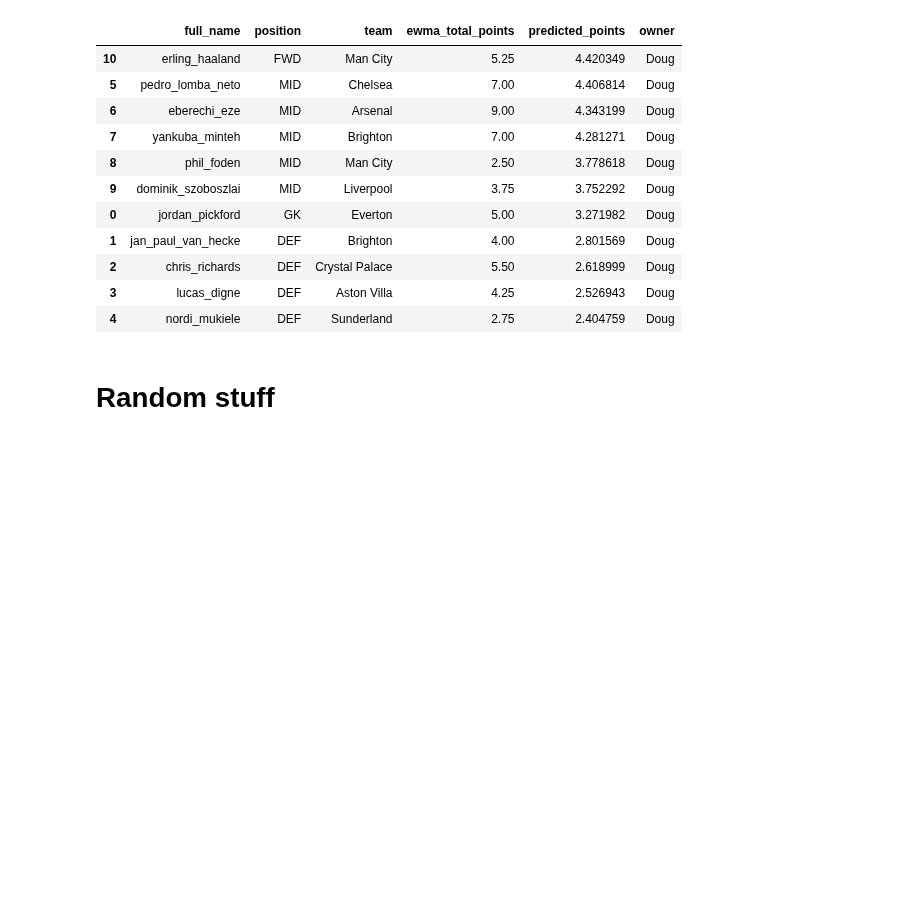
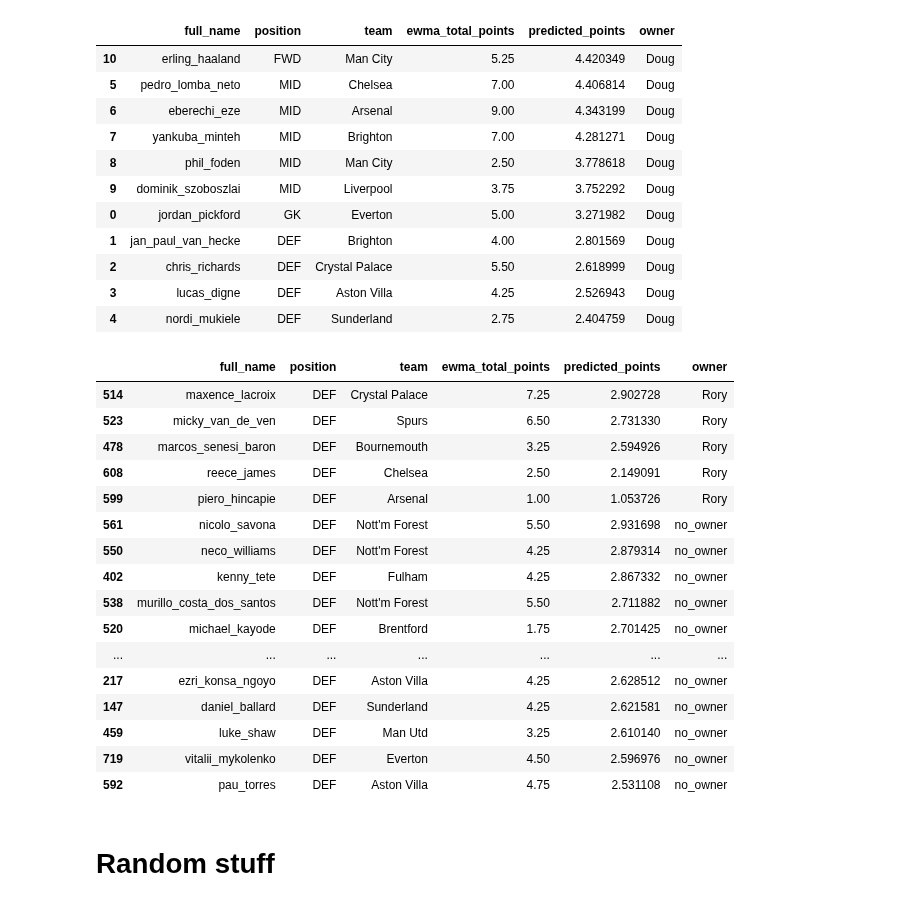
Before and after one commit to doug-ellis/draft_fpl_2526, a Jupyter notebook: transfer/outputs/looking_gw13.ipynb, the cells around one changed output. Saved outputs shown, nothing was run; the diff lists cells and outputs as text; code cells hidden in the pictures; blank space fills up the shorter version.

```diff
--- a/transfer/outputs/looking_gw13.ipynb
+++ b/transfer/outputs/looking_gw13.ipynb
@@ -147,6 +147,27 @@ b
 | 2 | chris_richards | DEF | Crystal Palace | 5.50 | 2.618999 | Doug |
 | 3 | lucas_digne | DEF | Aston Villa | 4.25 | 2.526943 | Doug |
 | 4 | nordi_mukiele | DEF | Sunderland | 2.75 | 2.404759 | Doug |
+# %%
+rory_df = df_sorted.query('owner in ["no_owner", "Rory"]')
+rory_df.query('position=="DEF"').sort_values(['owner', 'predicted_points'], ascending=[True, False]).head(20)
+# %% [output]
+|  | full_name | position | team | ewma_total_points | predicted_points | owner |
+| 514 | maxence_lacroix | DEF | Crystal Palace | 7.25 | 2.902728 | Rory |
+| 523 | micky_van_de_ven | DEF | Spurs | 6.50 | 2.731330 | Rory |
+| 478 | marcos_senesi_baron | DEF | Bournemouth | 3.25 | 2.594926 | Rory |
+| 608 | reece_james | DEF | Chelsea | 2.50 | 2.149091 | Rory |
+| 599 | piero_hincapie | DEF | Arsenal | 1.00 | 1.053726 | Rory |
+| 561 | nicolo_savona | DEF | Nott'm Forest | 5.50 | 2.931698 | no_owner |
+| 550 | neco_williams | DEF | Nott'm Forest | 4.25 | 2.879314 | no_owner |
+| 402 | kenny_tete | DEF | Fulham | 4.25 | 2.867332 | no_owner |
+| 538 | murillo_costa_dos_santos | DEF | Nott'm Forest | 5.50 | 2.711882 | no_owner |
+| 520 | michael_kayode | DEF | Brentford | 1.75 | 2.701425 | no_owner |
+| ... | ... | ... | ... | ... | ... | ... |
+| 217 | ezri_konsa_ngoyo | DEF | Aston Villa | 4.25 | 2.628512 | no_owner |
+| 147 | daniel_ballard | DEF | Sunderland | 4.25 | 2.621581 | no_owner |
+| 459 | luke_shaw | DEF | Man Utd | 3.25 | 2.610140 | no_owner |
+| 719 | vitalii_mykolenko | DEF | Everton | 4.50 | 2.596976 | no_owner |
+| 592 | pau_torres | DEF | Aston Villa | 4.75 | 2.531108 | no_owner |
 # %% [markdown]
 # Random stuff
 # %%
```
Also changed, not shown: parts of 1 cell of this notebook.
